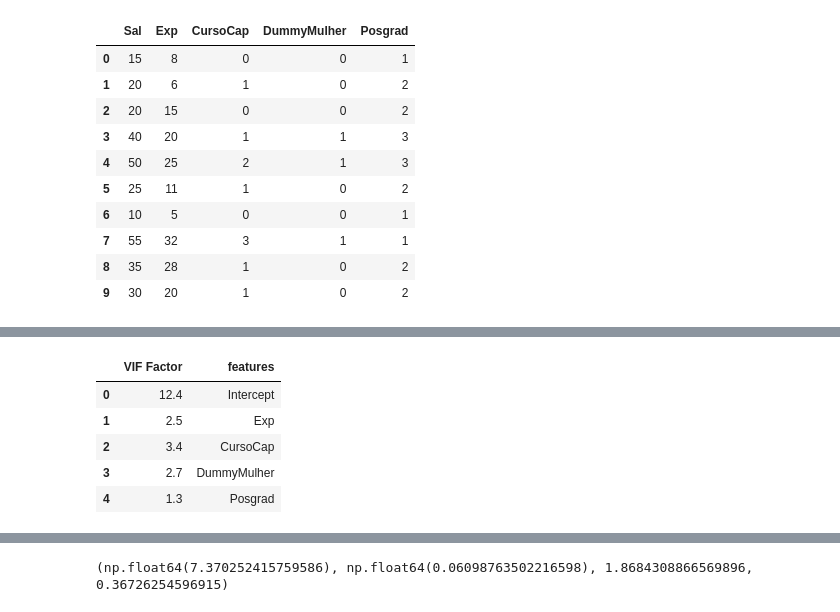
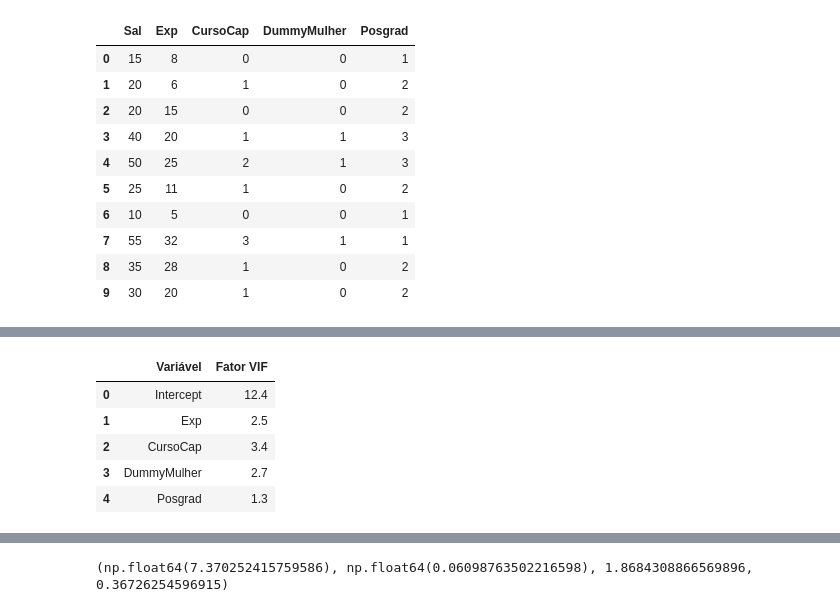
Before and after one commit to HerickSilva9/Aplicacoes-MCRL, a Jupyter notebook: main.ipynb, the cells around one changed output, grey strips where cells are left out. Cells and saved outputs as stored; diff of their text form; code cells hidden in the pictures.

```diff
--- a/main.ipynb
+++ b/main.ipynb
@@ -80,21 +106,21 @@ Teste de multicolinearidade
 # %%
-# Definindo o modelo para cálculo do VIF (Teste de Multicolinearidade)
+# Definindo o modelo para cálculo do VIF (Variance Inflation Factors)
 
-# Run a multiple regression
+# Ajustando a regressão para cálculo do VIF
 y, X = dmatrices('Sal ~ Exp + CursoCap + DummyMulher + Posgrad', df, return_type='dataframe')
 
-# Calculate VIF Factors
-# For each X, calculate VIF and save in dataframe
+# Calculando VIF
 vif = pd.DataFrame()
-vif["VIF Factor"] = [variance_inflation_factor(X.values, i) for i in range(X.shape[1])]
-vif["features"] = X.columns
+vif["Fator VIF"] = [variance_inflation_factor(X.values, i) for i in range(X.shape[1])]
+vif["Variável"] = X.columns
+vif = vif[['Variável', 'Fator VIF']]
+
+# Visualizar VIF Factors
+vif.round(1)
+# %% [output]
+|  | Variável | Fator VIF |
+| 0 | Intercept | 12.4 |
+| 1 | Exp | 2.5 |
+| 2 | CursoCap | 3.4 |
+| 3 | DummyMulher | 2.7 |
+| 4 | Posgrad | 1.3 |
-# %%
-# Visualizar VIF Factors
-vif.round(1)
-# %% [output]
-|  | VIF Factor | features |
-| 0 | 12.4 | Intercept |
-| 1 | 2.5 | Exp |
-| 2 | 3.4 | CursoCap |
-| 3 | 2.7 | DummyMulher |
-| 4 | 1.3 | Posgrad |
```
Also changed, not shown: parts of 16 cells of this notebook, 2 other files.
